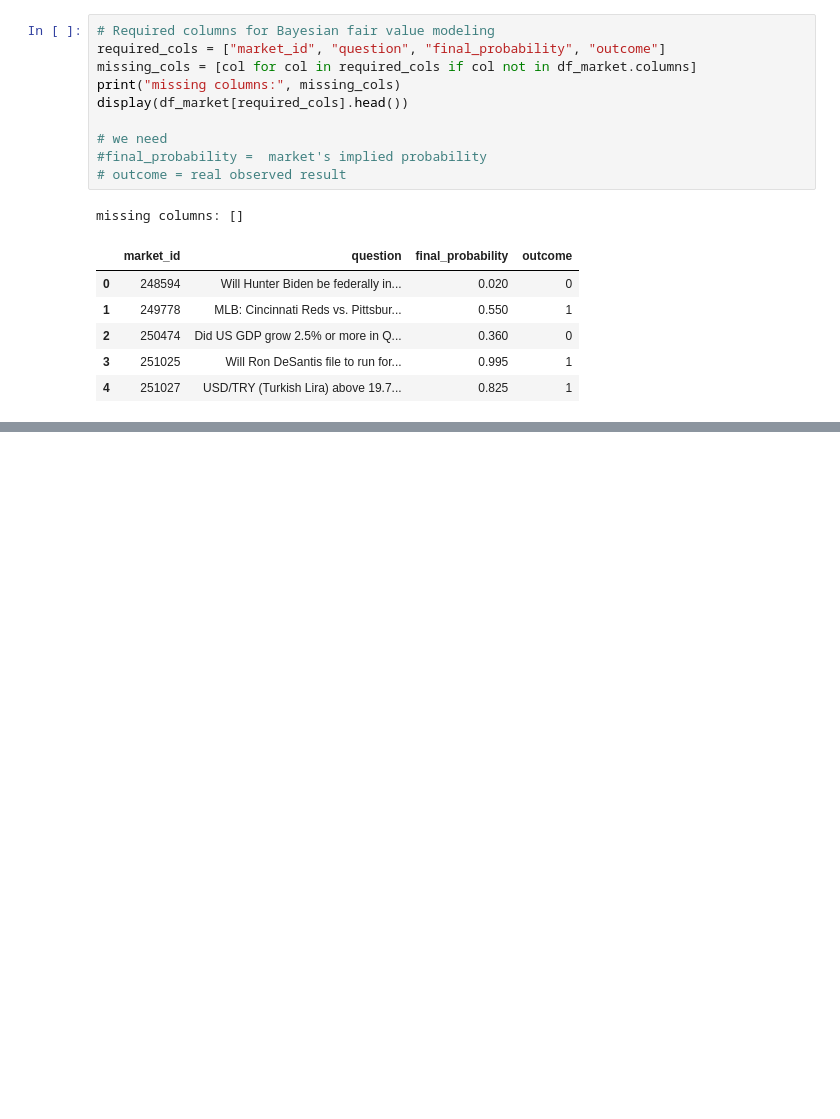
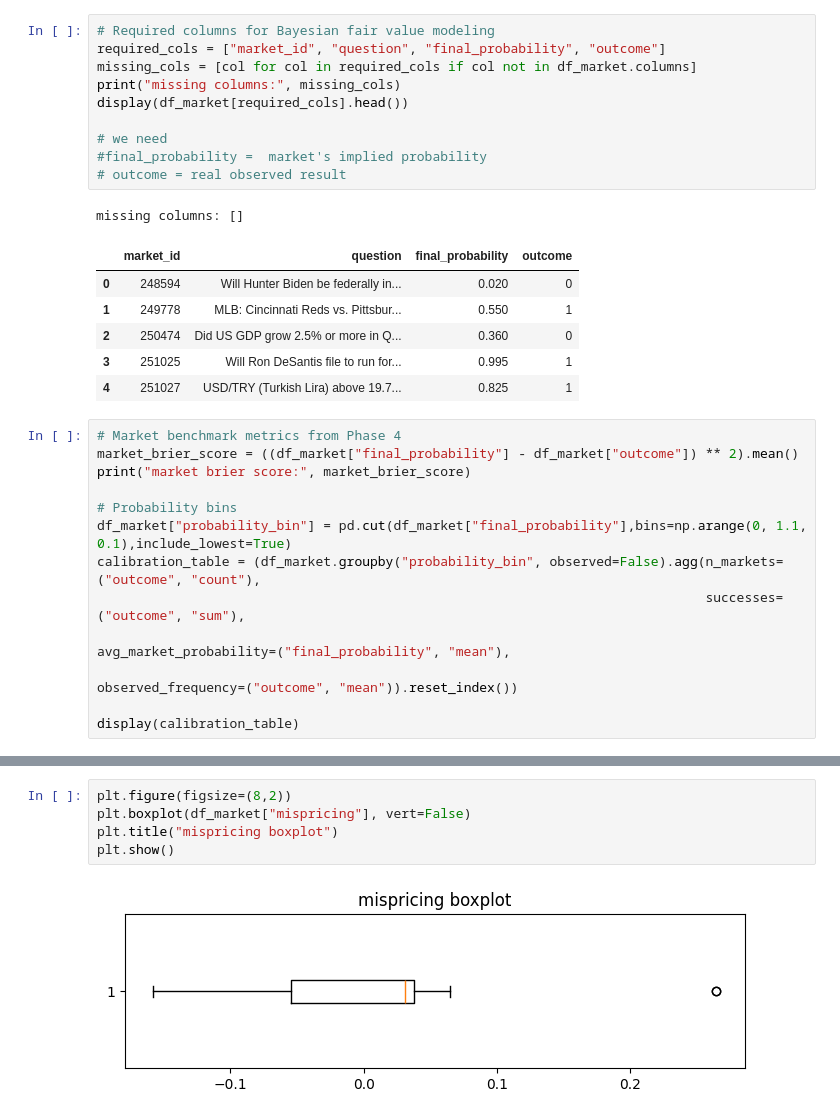
Before and after one commit to ADRIANVM117/data-science-portfolio, a Jupyter notebook: Bayesian_Fair_Value_Estimation_and_Mispricing_Detection_in_Prediction_Markets/notebooks/05_Bayesian_Fair_Value_Model.ipynb, the cells around one changed output, grey strips where cells are left out. Drawn from its saved outputs; the diff is of its cells as text; blank space fills up the shorter version.

```diff
--- a/Bayesian_Fair_Value_Estimation_and_Mispricing_Detection_in_Prediction_Markets/notebooks/05_Bayesian_Fair_Value_Model.ipynb
+++ b/Bayesian_Fair_Value_Estimation_and_Mispricing_Detection_in_Prediction_Markets/notebooks/05_Bayesian_Fair_Value_Model.ipynb
@@ -80,3 +80,16 @@ missing columns: []
 | 2 | 250474 | Did US GDP grow 2.5% or more in Q... | 0.360 | 0 |
 | 3 | 251025 | Will Ron DeSantis file to run for... | 0.995 | 1 |
 | 4 | 251027 | USD/TRY (Turkish Lira) above 19.7... | 0.825 | 1 |
+# %%
+# Market benchmark metrics from Phase 4
+market_brier_score = ((df_market["final_probability"] - df_market["outcome"]) ** 2).mean()
+print("market brier score:", market_brier_score)
+
+# Probability bins
+df_market["probability_bin"] = pd.cut(df_market["final_probability"],bins=np.arange(0, 1.1, 0.1),include_lowest=True)
+calibration_table = (df_market.groupby("probability_bin", observed=False).agg(n_markets=("outcome", "count"),
+                                                                              successes=("outcome", "sum"),
+                                                                              avg_market_probability=("final_probability", "mean"),
+                                                                              observed_frequency=("outcome", "mean")).reset_index())
+
+display(calibration_table)
@@ -82,0 +850,7 @@ missing columns: []
+# %%
+plt.figure(figsize=(8,2))
+plt.boxplot(df_market["mispricing"], vert=False)
+plt.title("mispricing boxplot")
+plt.show()
+# %% [output]
+[figure, added]
```
Also changed, not shown: parts of 18 cells of this notebook, 1 other file.
